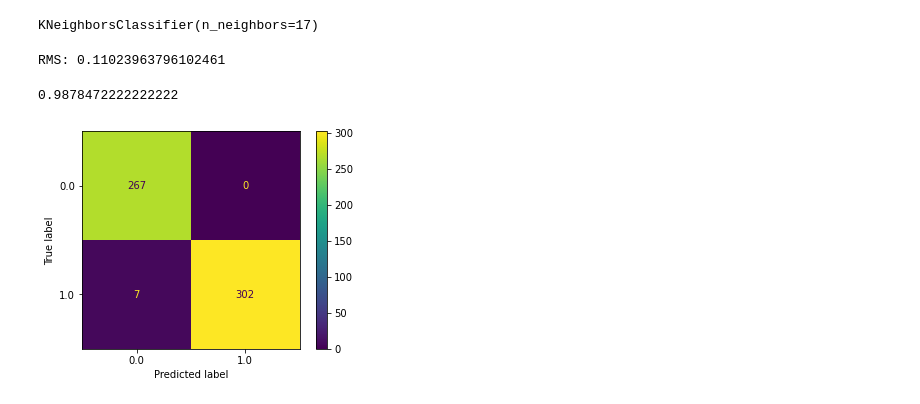
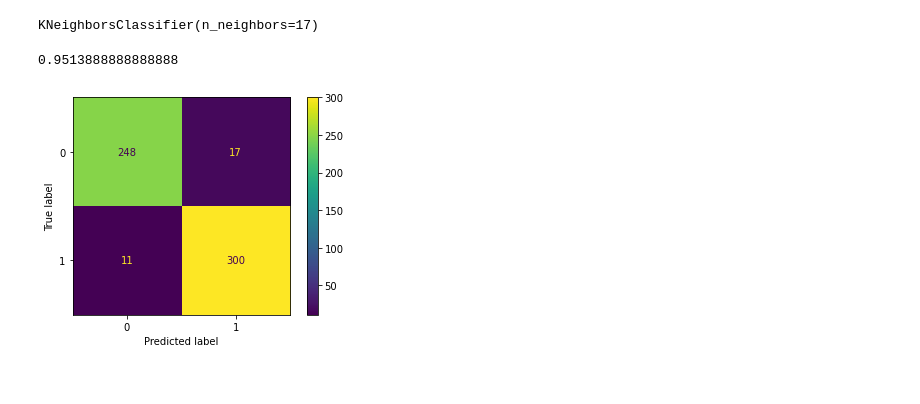
Before and after one commit to MassimilianoArca/IoT-WI-project, a Jupyter notebook: Project.ipynb, the cells around one changed output. Drawn from its saved outputs; the diff is of its cells as text; code cells hidden in the pictures.

```diff
--- a/Project.ipynb
+++ b/Project.ipynb
@@ -135,2 +170,0 @@ df_complete = pd.DataFrame(np_scaled, columns = cols)
-# %%
-df_complete = df_complete.reset_index()
@@ -151,5 +176,10 @@ X_train, X_test, Y_train, Y_test = train_test_split(X, Y, test_size=0.30, random
+# %%
+y_true = Y_test
+y_true = pd.DataFrame(y_true)
+
+label_names = ['Person' , 'Background']
 # %%
-model = KNeighborsClassifier(n_neighbors=17)
-model.fit(X_train,Y_train)
+model1 = KNeighborsClassifier(n_neighbors=17)
+model1.fit(X_train,Y_train)
 # %% [output]
 KNeighborsClassifier(n_neighbors=17)
@@ -160,19 +186,17 @@ indexes = expected.index
-# %%
-print("RMS: %r " % np.sqrt(np.mean((y_pred_class1 - expected) ** 2)))
-# %% [output]
-RMS: 0.11023963796102461
-# %%
-from sklearn import metrics
-metrics.accuracy_score(expected, y_pred_class1)
-# %% [output]
-0.9878472222222222
+# %%
+y_pred_class1 = model1.predict(X_test)
+y_pred_class1 = pd.DataFrame(y_pred_class1)
+# %%
+metrics.accuracy_score(y_true, y_pred_class1)
+# %% [output]
+0.9513888888888888
 # %%
-conf_matrix = confusion_matrix(y_true=expected, y_pred=y_pred_class1, labels=model.classes_)
+conf_matrix = confusion_matrix(y_true=y_true, y_pred=y_pred_class1, labels=model1.classes_)
 
-disp = ConfusionMatrixDisplay(confusion_matrix=conf_matrix, display_labels=model.classes_)
+disp = ConfusionMatrixDisplay(confusion_matrix=conf_matrix, display_labels=model1.classes_)
 
 disp.plot()
 
 plt.show()
 # %% [output]
-[figure, old version]
+[figure, new version]
```
Also changed, not shown: parts of 28 cells of this notebook, 3 other files.
